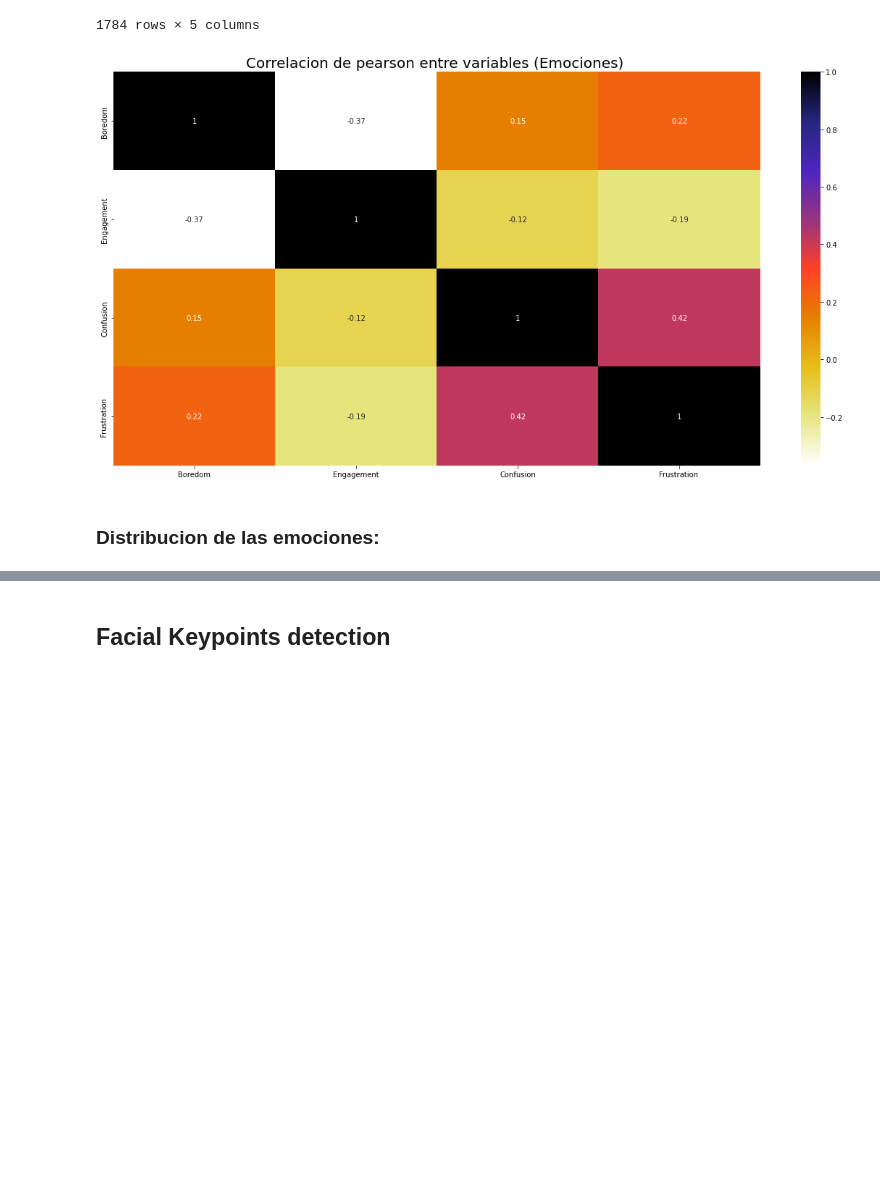
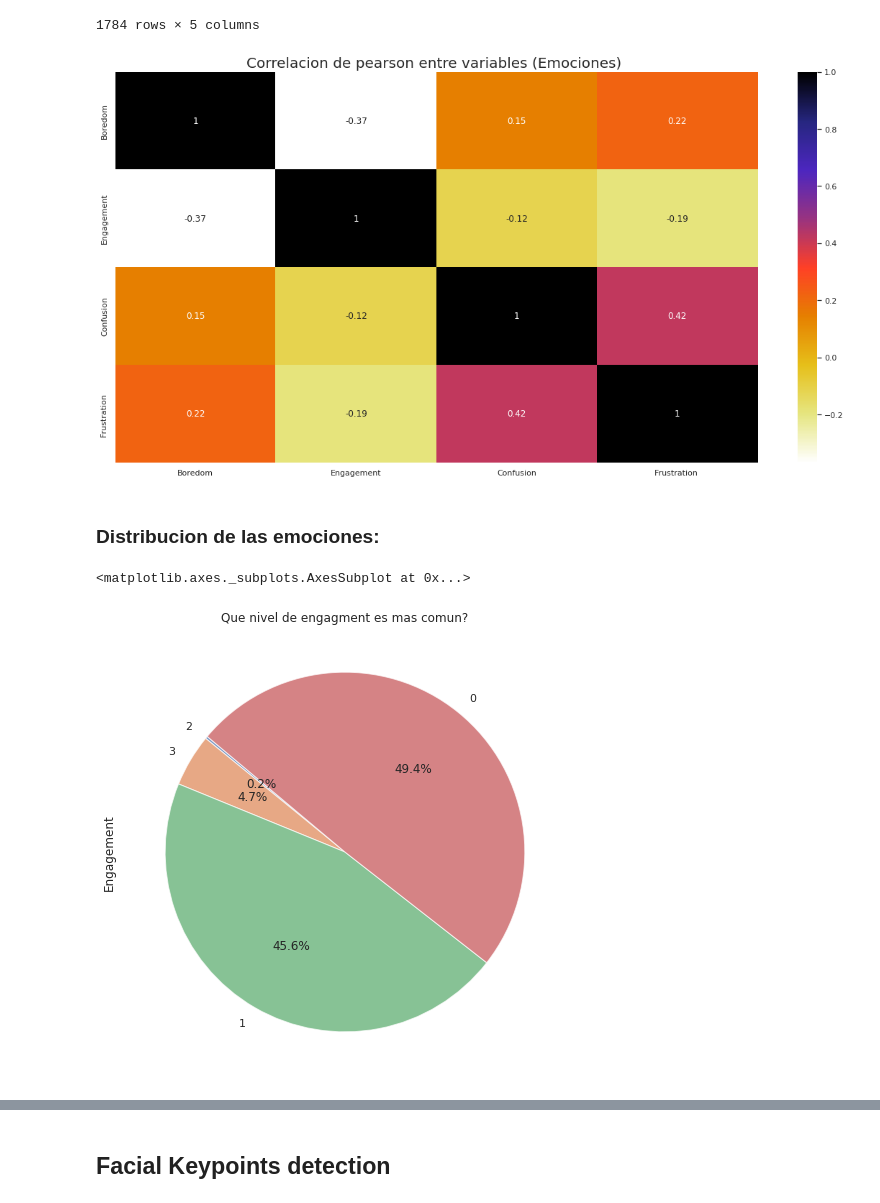
Before and after one commit to aenoboa1/Draft_ML_EmotionAPP, a Jupyter notebook: Main_Notebook.ipynb, the cells around one changed output, grey strips where cells are left out. Saved outputs shown, nothing was run; the diff lists cells and outputs as text; code cells hidden in the pictures; blank space fills up the shorter version.

```diff
--- a/Main_Notebook.ipynb
+++ b/Main_Notebook.ipynb
@@ -18,6 +18,18 @@ Flujo de trabajo a seguir en este proyecto:
 # 1. Mirando el panorama general.
 # %% [markdown]
 El proyecto se centra en desarrollar un modelo supervisado usando machine learning para el reconocimiento facial de emociones para medir el «Student Engagement» en estudiantes que se encuentren en un ambiente online learning. Los procesos para la ejecución del proyecto serán, realizar el entrenamiento de un modelo CNN utilizando imágenes de rostros que se encuentren en dataset de libre acceso   para realizar la clasificación de emociones.
+# %%
+import numpy as np
+import matplotlib.pyplot as plt
+import pandas as pd
+from IPython.display import clear_output
+from time import sleep
+import math
+import os
+import seaborn as sns
+#matplotlib styles
+plt.style.use(['ggplot'])
+sns.set(rc={'figure.figsize':(11.7,8.27)})
 # %% [markdown]
 # 2. Obtain the data:
 # %%
@@ -150,6 +162,17 @@ sns.heatmap(corr, annot=True, cmap=plt.cm.CMRmap_r)
 plt.title("Correlacion de pearson entre variables (Emociones) ",fontsize=20)
 plt.show()
 # %% [output]
-[figure, old version]
+[figure, new version]
 # %% [markdown]
 ### Distribucion de las emociones:
+# %%
+labels = '2', '3','1','0'
+
+
+
+
+df['Engagement'].value_counts().sort_values().plot.pie(
+    labels=labels, autopct='%1.1f%%', title='Que nivel de engagment es mas comun?',wedgeprops={'alpha':0.7}, startangle=140)
+# %% [output]
+<matplotlib.axes._subplots.AxesSubplot at 0x...>
+[figure, added]
```
Also changed, not shown: parts of 4 cells of this notebook.
